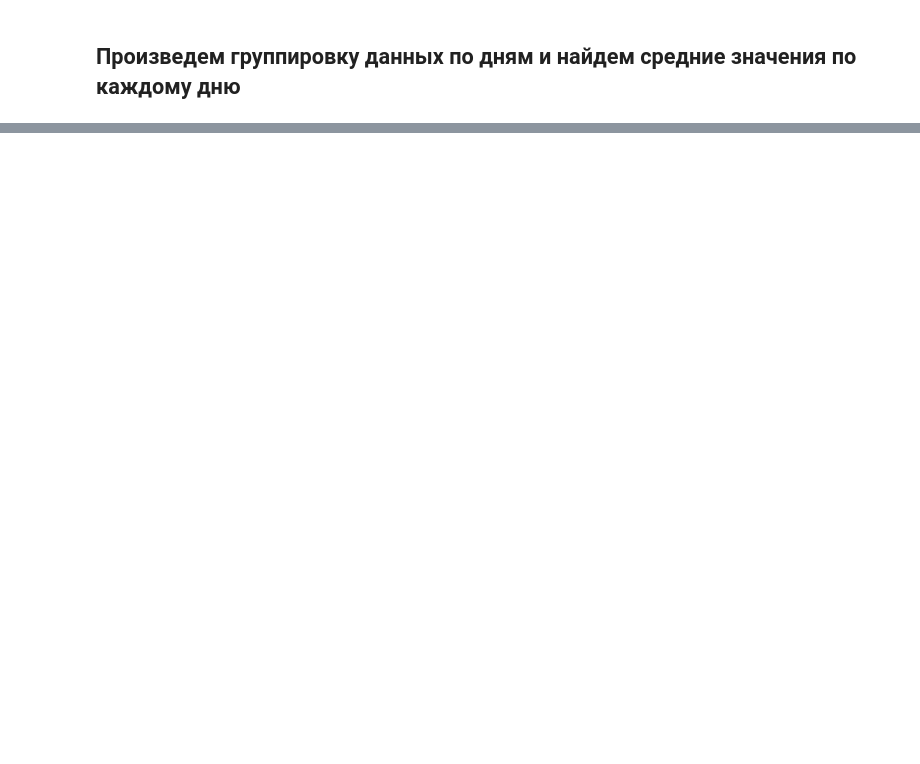
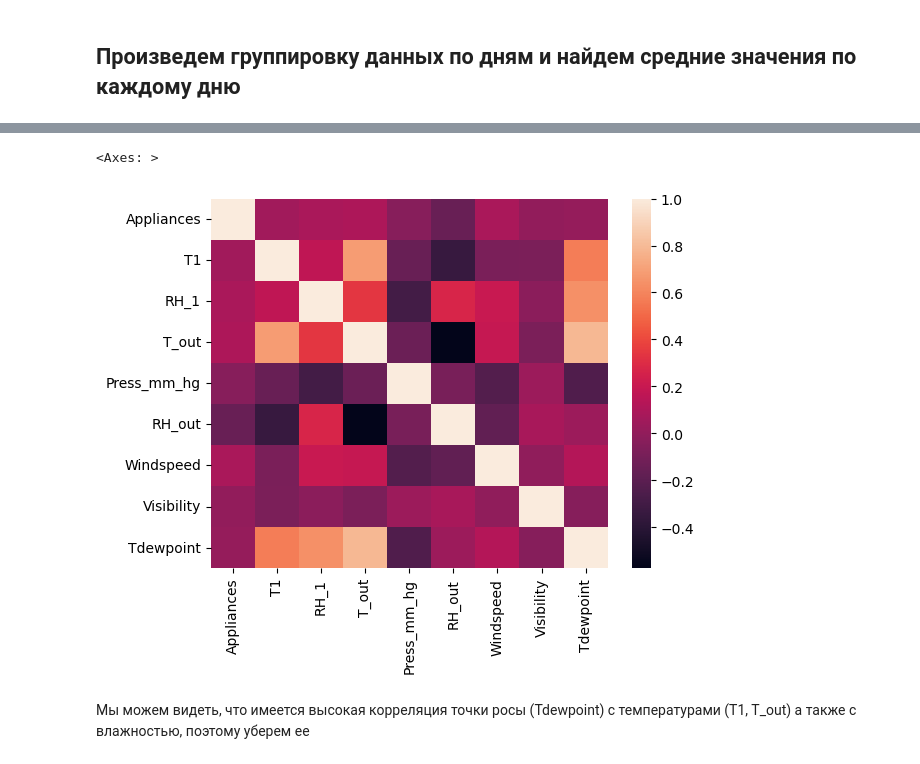
Before and after one commit to Orthanc92/energy_house_calc, a Jupyter notebook: energy_pet.ipynb, the cells around one changed output, grey strips where cells are left out. Cells and saved outputs as stored; diff of their text form; code cells hidden in the pictures; blank space fills up the shorter version.

```diff
--- a/energy_pet.ipynb
+++ b/energy_pet.ipynb
@@ -147,0 +161,10 @@ daily_data
+# %%
+data_kitchen = data_kitchen.drop(['rv1','rv2'], axis=1)
+# %%
+corr = data_kitchen.corr()
+sns.heatmap(corr, xticklabels=corr.columns, yticklabels=corr.columns)
+# %% [output]
+<Axes: >
+[figure, added]
+# %% [markdown]
+Мы можем видеть, что имеется высокая корреляция точки росы (Tdewpoint) с температурами (T1, T_out) а также с влажностью, поэтому уберем ее
```
Also changed, not shown: parts of 8 cells of this notebook.
